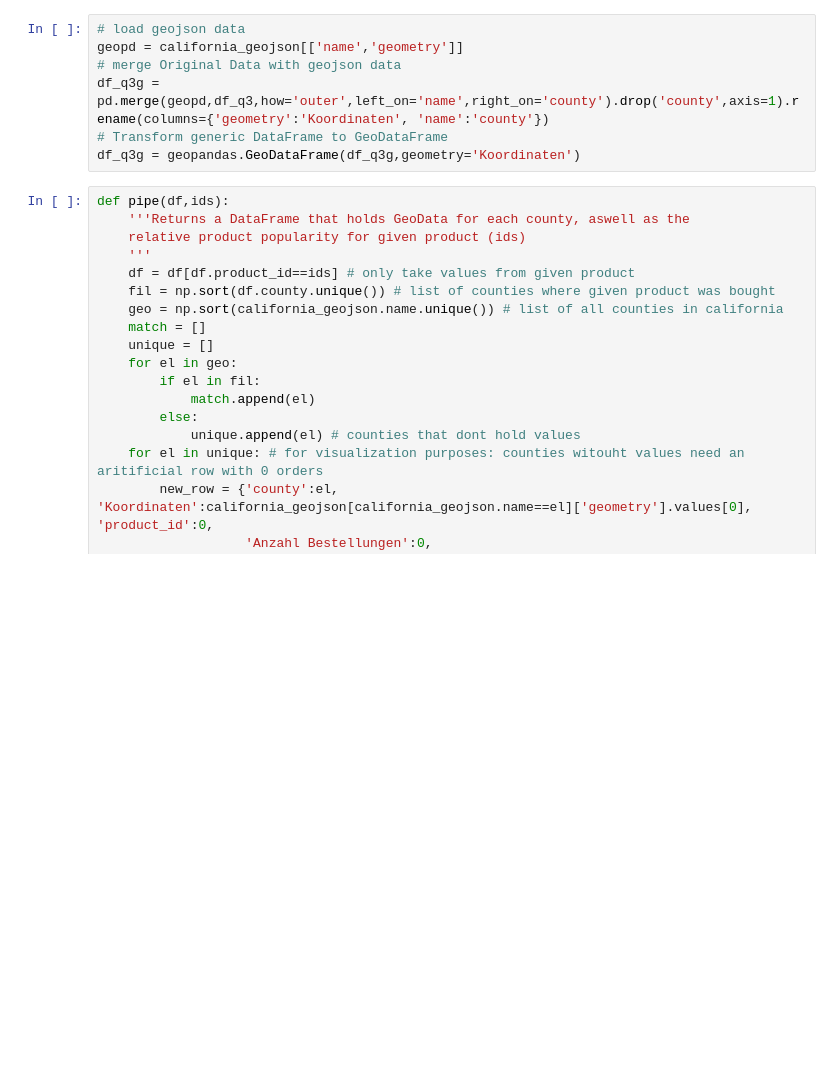
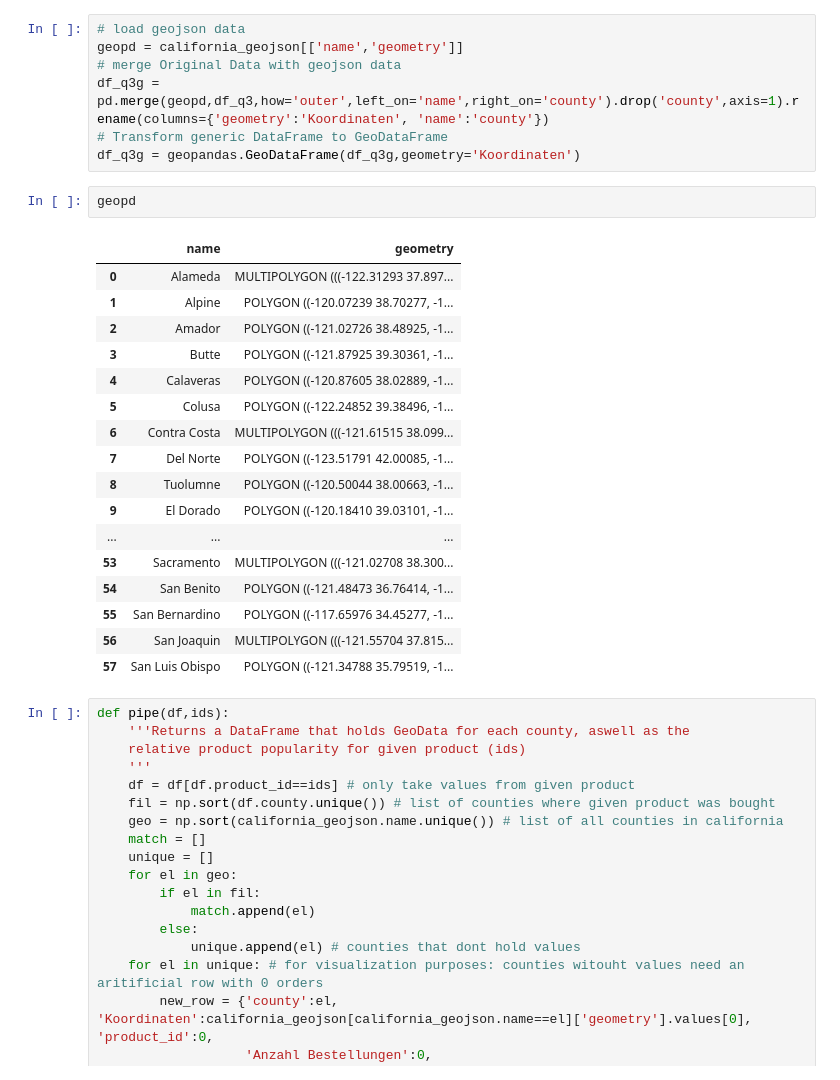
Before and after one commit to lenaas/lebensmittelhandel, a Jupyter notebook: Fragen1-5.ipynb, the cells around one changed output. Saved outputs shown, nothing was run; the diff lists cells and outputs as text; blank space fills up the shorter version.

```diff
--- a/Fragen1-5.ipynb
+++ b/Fragen1-5.ipynb
@@ -223,6 +223,26 @@ geopd = california_geojson[['name','geometry']]
 df_q3g = pd.merge(geopd,df_q3,how='outer',left_on='name',right_on='county').drop('county',axis=1).rename(columns={'geometry':'Koordinaten', 'name':'county'})
 # Transform generic DataFrame to GeoDataFrame
 df_q3g = geopandas.GeoDataFrame(df_q3g,geometry='Koordinaten')
+# %%
+geopd
+# %% [output]
+|  | name | geometry |
+| 0 | Alameda | MULTIPOLYGON (((-122.31293 37.897... |
+| 1 | Alpine | POLYGON ((-120.07239 38.70277, -1... |
+| 2 | Amador | POLYGON ((-121.02726 38.48925, -1... |
+| 3 | Butte | POLYGON ((-121.87925 39.30361, -1... |
+| 4 | Calaveras | POLYGON ((-120.87605 38.02889, -1... |
+| 5 | Colusa | POLYGON ((-122.24852 39.38496, -1... |
+| 6 | Contra Costa | MULTIPOLYGON (((-121.61515 38.099... |
+| 7 | Del Norte | POLYGON ((-123.51791 42.00085, -1... |
+| 8 | Tuolumne | POLYGON ((-120.50044 38.00663, -1... |
+| 9 | El Dorado | POLYGON ((-120.18410 39.03101, -1... |
+| ... | ... | ... |
+| 53 | Sacramento | MULTIPOLYGON (((-121.02708 38.300... |
+| 54 | San Benito | POLYGON ((-121.48473 36.76414, -1... |
+| 55 | San Bernardino | POLYGON ((-117.65976 34.45277, -1... |
+| 56 | San Joaquin | MULTIPOLYGON (((-121.55704 37.815... |
+| 57 | San Luis Obispo | POLYGON ((-121.34788 35.79519, -1... |
 # %%
 def pipe(df,ids):
     '''Returns a DataFrame that holds GeoData for each county, aswell as the
```
Also changed, not shown: parts of 2 cells of this notebook.
